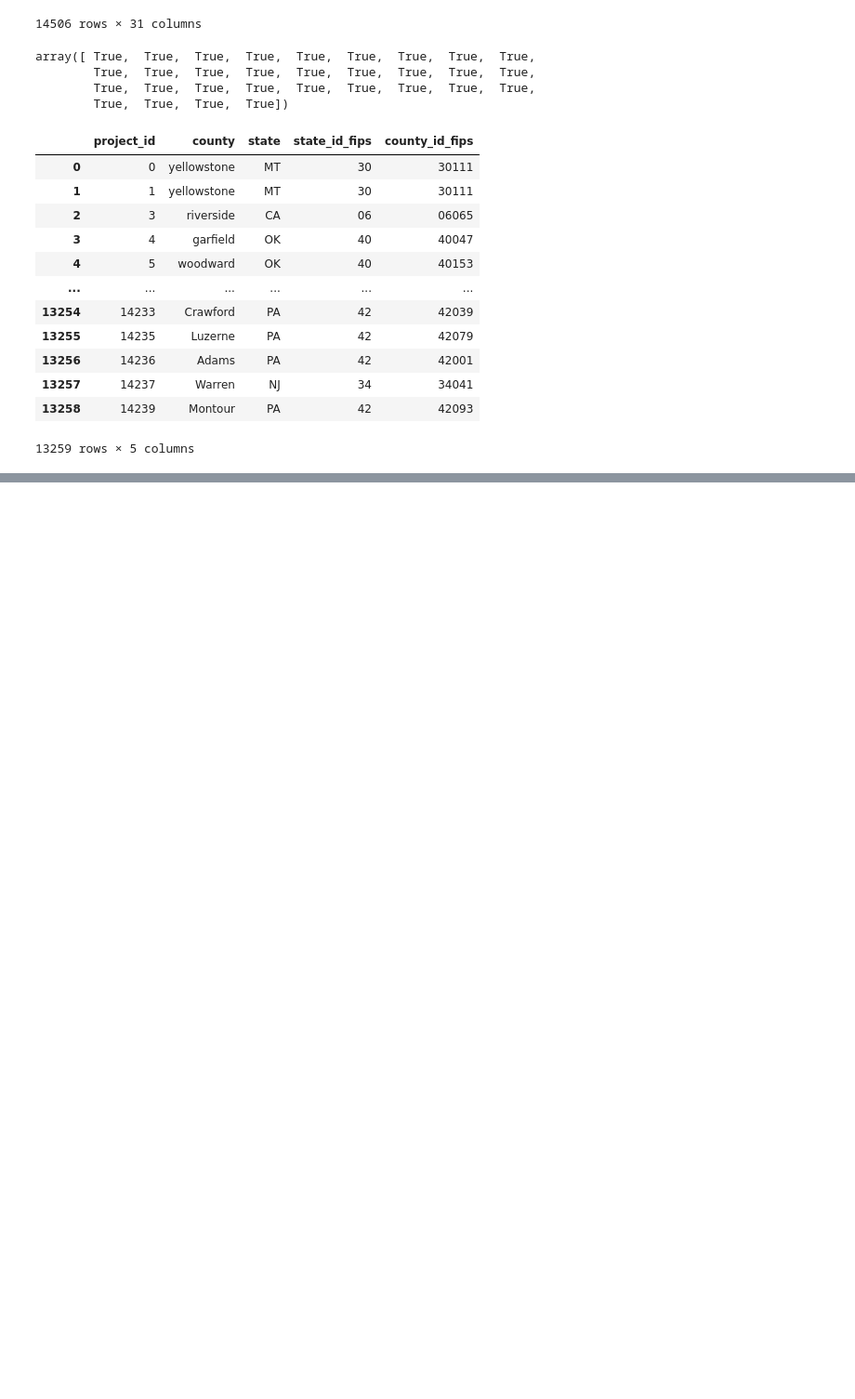
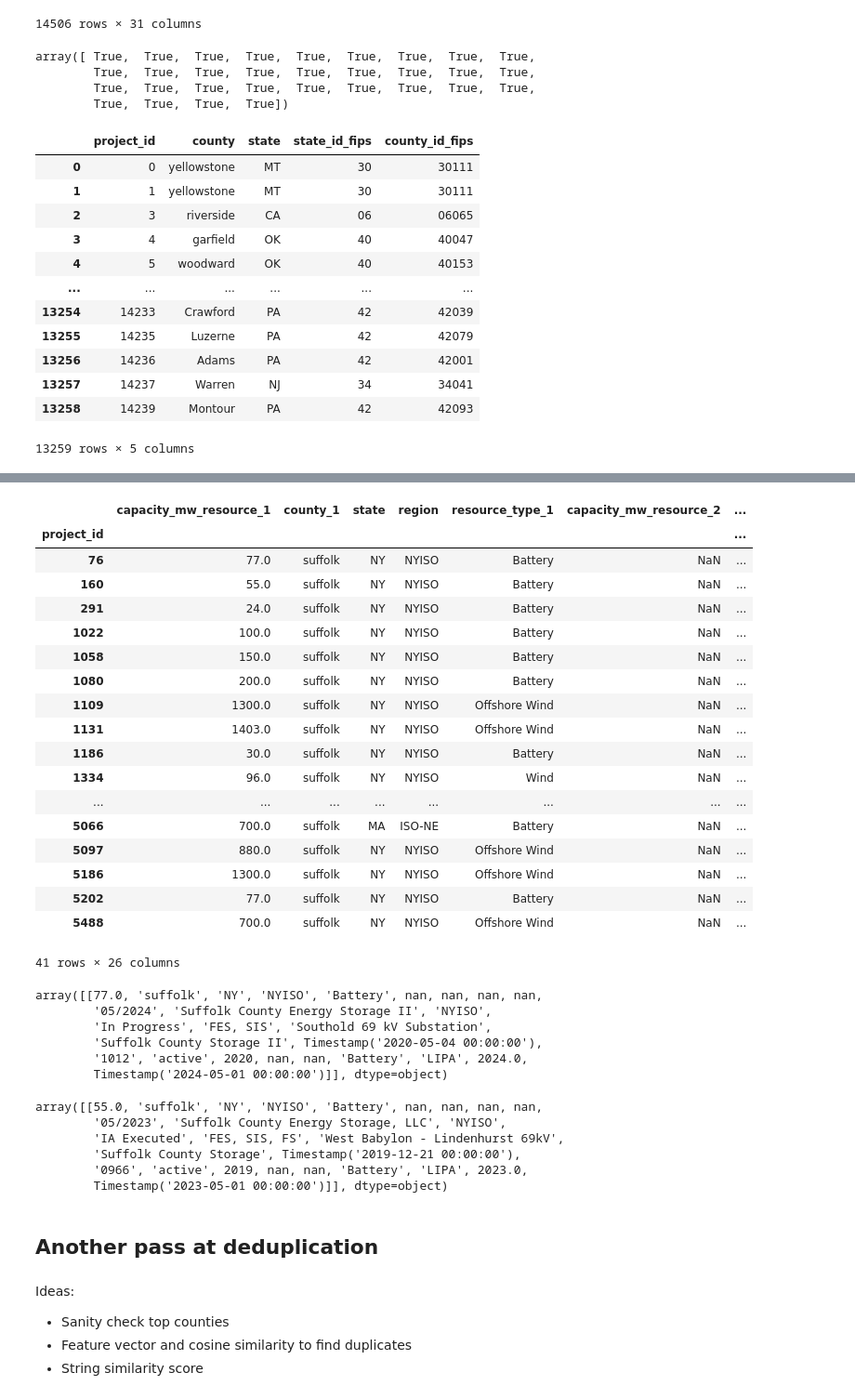
Before and after one commit to deployment-gap-model-education-fund/deployment-gap-model, a Jupyter notebook: notebooks/02.1-kl-deduplicate-active-iso-queue.ipynb, the cells around one changed output, grey strips where cells are left out. Shown: that part at 93% size. Saved outputs shown, nothing was run; the diff lists cells and outputs as text; code cells hidden in the pictures; blank space fills up the shorter version.

Commit message:
a little bit of deduplication work, looking at top counties

```diff
--- a/notebooks/02.1-kl-deduplicate-active-iso-queue.ipynb
+++ b/notebooks/02.1-kl-deduplicate-active-iso-queue.ipynb
@@ -305,0 +324,30 @@ could not connect to server: Cannot assign requested address
+# %%
+# copied out of dbcp.transform.lbnlisoqueues.py:transform
+# added "dbcp.transform.lbnlisoqueues." prefix as needed to internal funcs
+import logging
+from typing import Any, Dict, List
+
+import pandas as pd
+
+from dbcp.schemas import TABLE_SCHEMAS
+from dbcp.transform.helpers import normalize_multicolumns_to_rows, parse_dates
+from pudl.helpers import add_fips_ids as _add_fips_ids
+
+lbnl_transformed_dfs = {name: df.copy()
+                        for name, df in lbnl_raw_dfs.items()}
+dbcp.transform.lbnlisoqueues._set_global_project_ids(lbnl_transformed_dfs)
+
+lbnl_transform_functions = {
+    "active_iso_queue_projects": dbcp.transform.lbnlisoqueues.active_iso_queue_projects,
+    "completed_iso_queue_projects": dbcp.transform.lbnlisoqueues.completed_iso_queue_projects,
+    "withdrawn_iso_queue_projects": dbcp.transform.lbnlisoqueues.withdrawn_iso_queue_projects,
+}
+
+for table_name, transform_func in lbnl_transform_functions.items():
+    logger.info(f"LBNL ISO Queues: Transforming {table_name} table.")
+    lbnl_transformed_dfs[table_name] = transform_func(
+        lbnl_transformed_dfs[table_name])
+# %%
+active = copy.deepcopy(lbnl_transformed_dfs['active_iso_queue_projects'])
+withdrawn = copy.deepcopy(lbnl_transformed_dfs['withdrawn_iso_queue_projects'])
+completed = copy.deepcopy(lbnl_transformed_dfs['completed_iso_queue_projects'])
@@ -305,0 +377,47 @@ could not connect to server: Cannot assign requested address
+# %%
+active[active['county_1'] == 'suffolk']
+# %% [output]
+|  | capacity_mw_resource_1 | county_1 | state | region | resource_type_1 | capacity_mw_resource_2 | ... |
+| project_id |  |  |  |  |  |  | ... |
+| 76 | 77.0 | suffolk | NY | NYISO | Battery | NaN | ... |
+| 160 | 55.0 | suffolk | NY | NYISO | Battery | NaN | ... |
+| 291 | 24.0 | suffolk | NY | NYISO | Battery | NaN | ... |
+| 1022 | 100.0 | suffolk | NY | NYISO | Battery | NaN | ... |
+| 1058 | 150.0 | suffolk | NY | NYISO | Battery | NaN | ... |
+| 1080 | 200.0 | suffolk | NY | NYISO | Battery | NaN | ... |
+| 1109 | 1300.0 | suffolk | NY | NYISO | Offshore Wind | NaN | ... |
+| 1131 | 1403.0 | suffolk | NY | NYISO | Offshore Wind | NaN | ... |
+| 1186 | 30.0 | suffolk | NY | NYISO | Battery | NaN | ... |
+| 1334 | 96.0 | suffolk | NY | NYISO | Wind | NaN | ... |
+| ... | ... | ... | ... | ... | ... | ... | ... |
+| 5066 | 700.0 | suffolk | MA | ISO-NE | Battery | NaN | ... |
+| 5097 | 880.0 | suffolk | NY | NYISO | Offshore Wind | NaN | ... |
+| 5186 | 1300.0 | suffolk | NY | NYISO | Offshore Wind | NaN | ... |
+| 5202 | 77.0 | suffolk | NY | NYISO | Battery | NaN | ... |
+| 5488 | 700.0 | suffolk | NY | NYISO | Offshore Wind | NaN | ... |
+41 rows × 26 columns
+# %%
+active[(active.queue_id == '1012') & (active.county_1 == 'suffolk')].values
+# %% [output]
+array([[77.0, 'suffolk', 'NY', 'NYISO', 'Battery', nan, nan, nan, nan,
+        '05/2024', 'Suffolk County Energy Storage II', 'NYISO',
+        'In Progress', 'FES, SIS', 'Southold 69 kV Substation',
+        'Suffolk County Storage II', Timestamp('2020-05-04 00:00:00'),
+        '1012', 'active', 2020, nan, nan, 'Battery', 'LIPA', 2024.0,
+        Timestamp('2024-05-01 00:00:00')]], dtype=object)
+# %%
+active[(active.queue_id == '0966') & (active.county_1 == 'suffolk')].values
+# %% [output]
+array([[55.0, 'suffolk', 'NY', 'NYISO', 'Battery', nan, nan, nan, nan,
+        '05/2023', 'Suffolk County Energy Storage, LLC', 'NYISO',
+        'IA Executed', 'FES, SIS, FS', 'West Babylon - Lindenhurst 69kV',
+        'Suffolk County Storage', Timestamp('2019-12-21 00:00:00'),
+        '0966', 'active', 2019, nan, nan, 'Battery', 'LIPA', 2023.0,
+        Timestamp('2023-05-01 00:00:00')]], dtype=object)
+# %% [markdown]
+## Another pass at deduplication
+# %% [markdown]
+Ideas:
+- Sanity check top counties
+- Feature vector and cosine similarity to find duplicates
+- String similarity score
```
Also changed, not shown: parts of 18 cells of this notebook.
